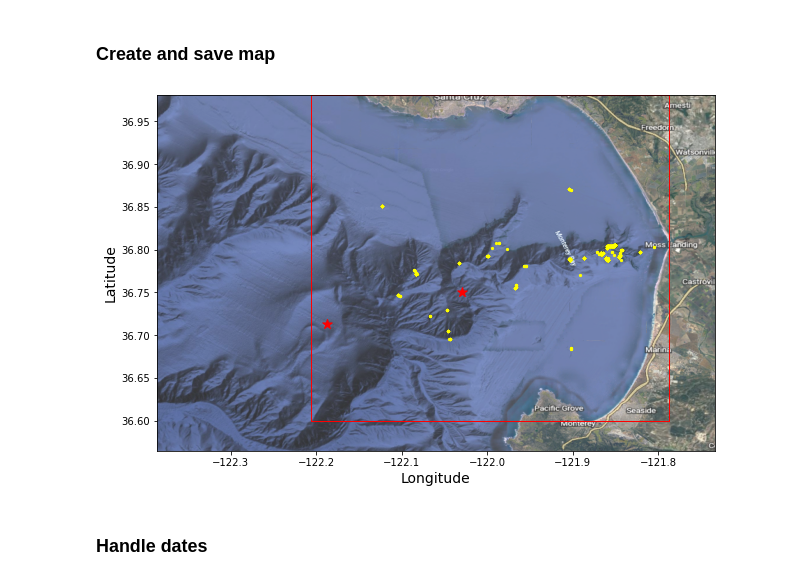
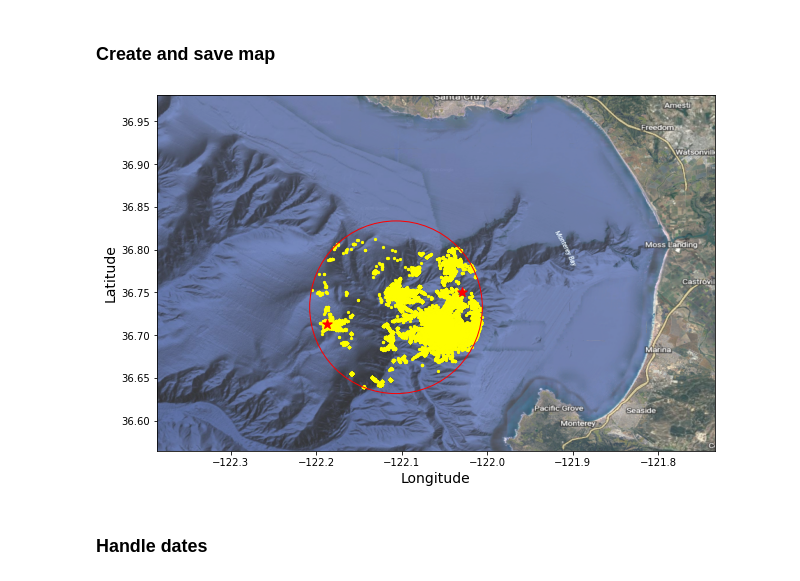
Before and after one commit to CeNCOOS/VARS, a Jupyter notebook: eDNA_VARS_annotations_by_depth.ipynb, the cells around one changed output. Saved outputs shown, nothing was run; the diff lists cells and outputs as text; code cells hidden in the pictures.

Commit message:
Re-made some new plots and statistics for Francisco

```diff
--- a/eDNA_VARS_annotations_by_depth.ipynb
+++ b/eDNA_VARS_annotations_by_depth.ipynb
@@ -67,7 +67,7 @@ sql = """
                video_sequence_name,
                chief_scientist
         FROM annotations a
-        WHERE concept LIKE 'Nanomia%'
+        WHERE concept LIKE 'Aegina%'
 """
 
 #         WHERE concept LIKE 'Nanomia%'
@@ -119,0 +90,7 @@ data.head()
+# %%
+## Add column names
+
+data[0].columns = data[1]
+data = data[0]
+
+data.head()
@@ -122,19 +106,19 @@ data.head()
 # %%
 ## Filter
 
-# # Circle of radius = 9 km encompassing MARS and M1
-# data['distance'] = (data['longitude'] + 122.1067)**2 + (data['latitude'] - 36.7325)**2
-# data = data[data['distance'] <= 0.100899**2]
+# Circle of radius = 9 km encompassing MARS and M1
+data['distance'] = (data['longitude'] + 122.1067)**2 + (data['latitude'] - 36.7325)**2
+data = data[data['distance'] <= 0.100899**2]
 
-# Rectangle inshore of M1
-data = data[(data['longitude'] > -122.2064) & (data['longitude'] < -121.7878)]
-data = data[(data['latitude'] > 36.5994) & (data['latitude'] < 36.9811)]
+# # Rectangle inshore of M1
+# data = data[(data['longitude'] > -122.2064) & (data['longitude'] < -121.7878)]
+# data = data[(data['latitude'] > 36.5994) & (data['latitude'] < 36.9811)]
 # %% [markdown]
 ### Set prefixes for output plots and data sets
 # %%
 ## Set prefixes
 
-species_queried = 'Engraulis_MontereyBay'
+species_queried = 'Aegina'
 
 first_year = min(data['index_recorded_timestamp']).split('-')[0]
 last_year = max(data['index_recorded_timestamp']).split('-')[0]
@@ -145,34 +129,34 @@ prefix = 'VARS_' + species_queried + '_' + first_year + '-' + last_year + '_'
 # %%
 ## Plot lat, lons
 
 import matplotlib.pyplot as plt
 import matplotlib.image as mpimg
 import matplotlib.patches as patches
 
 mars_img=mpimg.imread('Monterey Bay.png')
 ax = data.plot(kind="scatter", x="longitude", y="latitude", figsize=(10, 8), color='yellow', marker='.')
 
 plt.scatter([-122.1869, -122.03], [36.7125, 36.75], color='red', marker='*', s=100)
 
-# # Add circle
-# rect = patches.Circle((-122.1067, 36.7325), radius=0.100899, linewidth=1, edgecolor='r', facecolor='none')
+# Add circle
+rect = patches.Circle((-122.1067, 36.7325), radius=0.100899, linewidth=1, edgecolor='r', facecolor='none')
+ax.add_patch(rect)
+
+# # Add rectangle
+# rect = patches.Rectangle((-122.2064, 36.5994), 0.4186, 0.3817, linewidth=1, edgecolor='r', facecolor='none')
 # ax.add_patch(rect)
-
-# Add rectangle
-rect = patches.Rectangle((-122.2064, 36.5994), 0.4186, 0.3817, linewidth=1, edgecolor='r', facecolor='none')
-ax.add_patch(rect)
 
 plt.imshow(mars_img, extent=[-122.386111, -121.7338889, 36.56472, 36.981111], alpha=0.8)
 plt.ylabel("Latitude", fontsize=14)
 plt.xlabel("Longitude", fontsize=14)
 
 # Save
 filename = prefix + 'map.png'
 plt.savefig(filename)
 
 plt.show()
 # %% [output]
-[figure, old version]
+[figure, new version]
 # %% [markdown]
 ### Handle dates
 # %%
```
Also changed, not shown: parts of 8 cells of this notebook.
